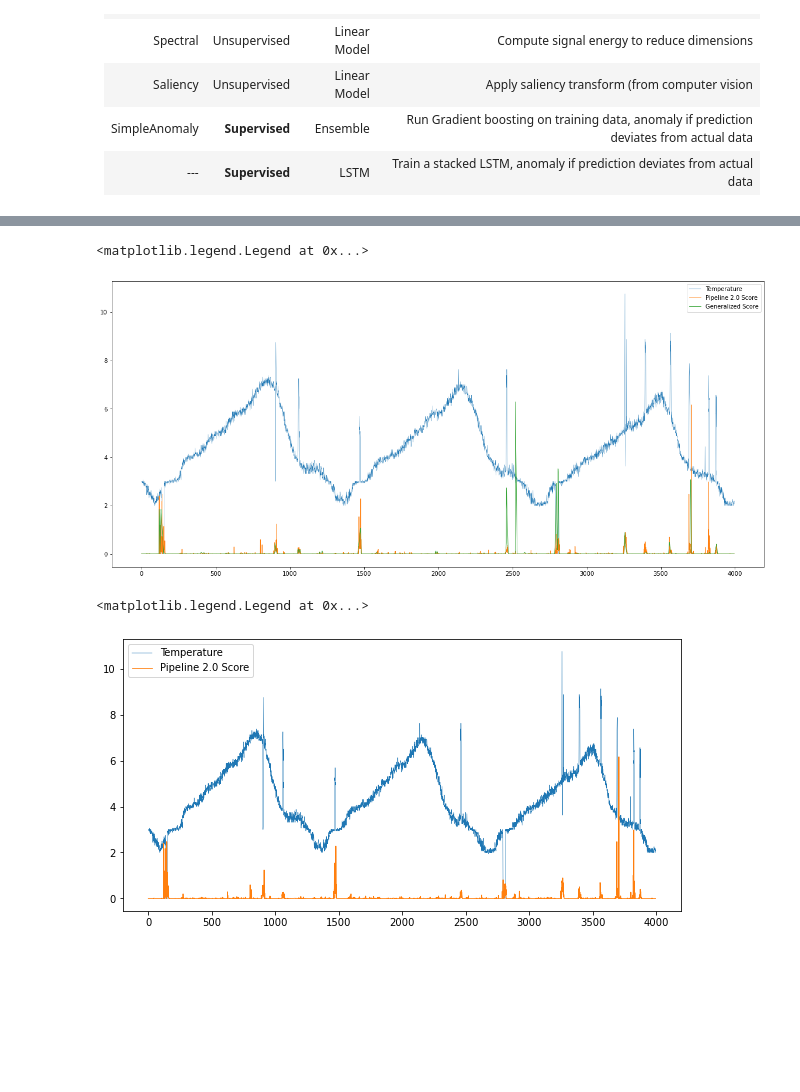
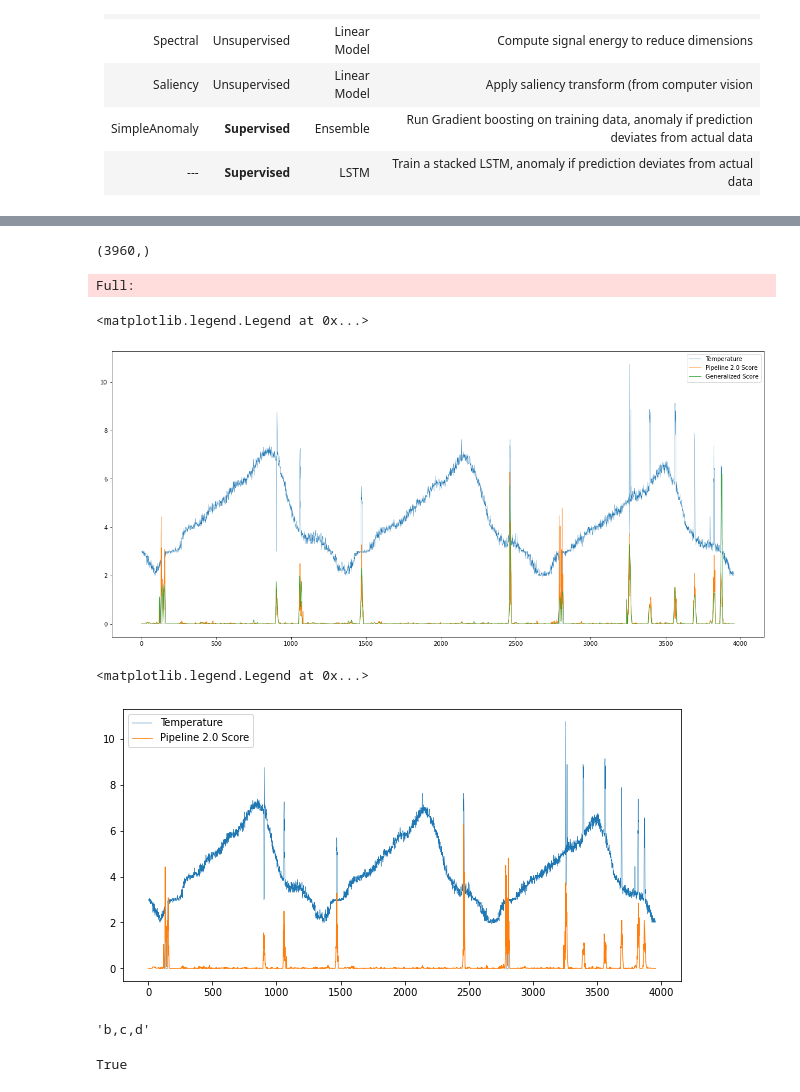
Before and after one commit to sedgewickmm18/notebooks-attic, a Jupyter notebook: MonitorAnomalyFunctions-Pipeline2.0.ipynb, the cells around one changed output, grey strips where cells are left out. Cells and saved outputs as stored; diff of their text form; code cells hidden in the pictures; blank space fills up the shorter version.

```diff
--- a/MonitorAnomalyFunctions-Pipeline2.0.ipynb
+++ b/MonitorAnomalyFunctions-Pipeline2.0.ipynb
@@ -147,27 +150,31 @@ df_i['timestamp'] = pd.to_datetime(df_i['timestamp'], format='%Y-%m-%d-%H.%M.%S.
 df_i = df_i.sort_values(by='ORIGINALINDEX')
 df_i = df_i.drop_duplicates(subset='ORIGINALINDEX')
 df_i = df_i.set_index(['entity','timestamp']).dropna()
+# %%
+lg = df_i['ORIGINALINDEX'].shape[0]
 # %%
 # Now run the anomaly functions as if they were executed in a pipeline
 
 jobsettings = { 'db': db,
                '_db_schema': 'public', 'save_trace_to_file' : True}
 
-slide = 12
-winsize = 120
+slide = 60
+winsize = 240
 
-ll = np.arange(0,3996,slide)
+ll = np.arange(0, lg, slide)
 geni = GeneralizedAnomalyScore(Temperature, 12, gen)
 et = geni._build_entity_type(columns = [Column(Temperature,Float())], **jobsettings)
 geni._entity_type = et
 
 res = []
+long_res = []
 
 for l in ll:
-    df_k = df_i[l:min(l+winsize,3996)].copy()
+    df_k = df_i[l:min(l+winsize, lg)].copy()
     print(l)
     df_k = geni.execute(df=df_k)
     res.append(df_k[gen].values[:slide])
+    long_res.append(df_k[gen].values)
 
 #df_i[gen] = np.concatenate(res)
 # %% [output]
@@ -192,24 +198,48 @@ KeyError: 'TemperatureGeneralizedScore'
+# %%
+w = np.concatenate(res)
+if w.shape[0] < lg:
+    w = np.concatenate([w, np.zeros(lg-w.shape[0])])
+w.shape
+# %% [output]
+(3960,)
+# %%
+import queue
+q = queue.Queue(winsize/slide)
+segments = []
+
+for lng in long_res:
+    try:
+        q.put(lng, block=False)
+        segments.append(lng[0:slide])
+    except:
+# %% [output]
+Full:
 # %%
-df_i[gen] = np.concatenate(res)
+df_i[gen] = w
 # %%
 rg = range(df_i['Temperature'].size)
 fig = plt.figure(figsize=(20, 9))
 
 plt.plot(rg, df_i[Temperature], lw=0.4, label='Temperature')
-plt.plot(rg, df_i['SCORE']/100, lw=0.8, label='Pipeline 2.0 Score');
-plt.plot(rg, df_i[gen]/100, lw=0.8, label='Generalized Score');
+plt.plot(rg, df_i['SCORE']/10, lw=0.8, label='Pipeline 2.0 Score');
+plt.plot(rg, df_i[gen]/10, lw=0.8, label='Generalized Score');
 plt.legend()
 # %% [output]
 <matplotlib.legend.Legend at 0x...>
-[figure, old version]
+[figure, new version]
 # %%
 rg = range(df_i['Temperature'].size)
 fig = plt.figure(figsize=(10, 5))
 
 plt.plot(rg, df_i[Temperature], lw=0.4, label='Temperature')
-plt.plot(rg, df_i['SCORE']/100, lw=0.8, label='Pipeline 2.0 Score');
+plt.plot(rg, df_i['SCORE']/10, lw=0.8, label='Pipeline 2.0 Score');
 #plt.plot(rg, df_i[gen]/10, lw=0.8, label='Generalized Score');
 plt.legend()
 # %% [output]
 <matplotlib.legend.Legend at 0x...>
-[figure, old version]
+[figure, new version]
+# %%
+test_list = ['b','c',None, 'd']
+','.join(list(filter(None, test_list)))
+# %% [output]
+'b,c,d'
@@ -215,0 +262,4 @@ plt.legend()
+# %%
+check_password(hashvalue, password)
+# %% [output]
+True
```
Also changed, not shown: parts of 7 cells of this notebook, 2 other files.
